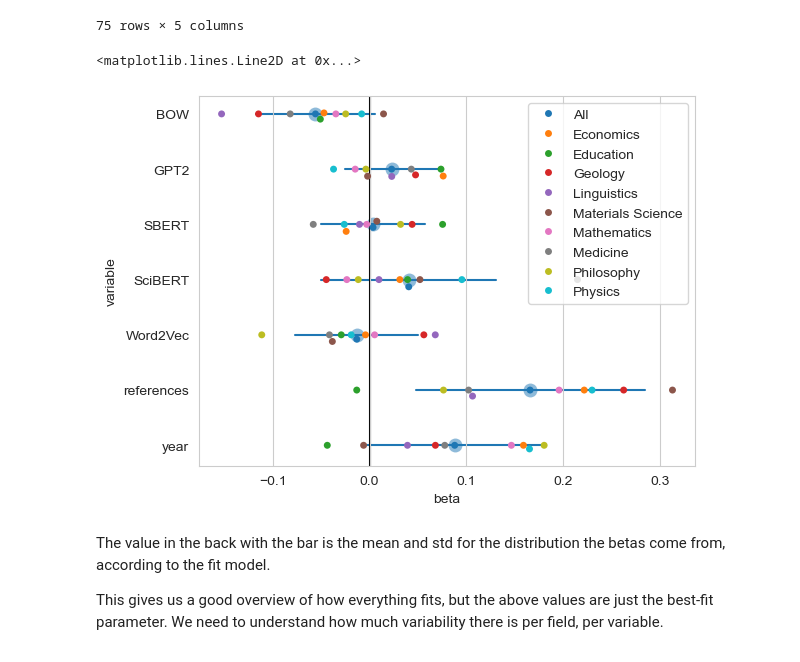
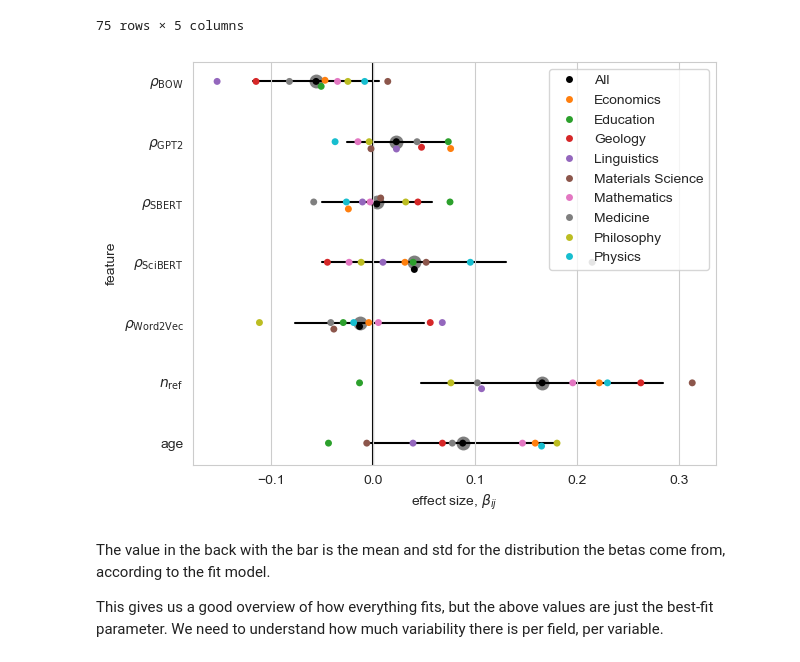
Before and after one commit to nathimel/citesim, a Jupyter notebook: src/notebooks/hierarchical_modeling_analysis.ipynb, the cells around one changed output. Cells and saved outputs as stored; diff of their text form; code cells hidden in the pictures.

```diff
--- a/src/notebooks/hierarchical_modeling_analysis.ipynb
+++ b/src/notebooks/hierarchical_modeling_analysis.ipynb
@@ -46,7 +46,7 @@ pres_ready_vars = {
     "SBERT": r"$\rho_{\rm{SBERT}}$",
     "SciBERT": r"$\rho_{\rm{SciBERT}}$",
     "Word2Vec": r"$\rho_{\rm{Word2Vec}}$",
-    "references": r"n_{\rm{ref}}$",
+    "references": r"$n_{\rm{ref}}$",
     "year": r"age",
 }
 # %%
@@ -508,6 +508,8 @@ best_betas
 | 727 | mu_beta[references_j] | 0.165668 | All | references | 0.118214 |
 | 736 | mu_beta[year_j] | 0.087867 | All | year | 0.091707 |
 75 rows × 5 columns
+# %%
+palette[0] = (0, 0, 0)
 # %%
 # Betas per field
 ax = sns.swarmplot(
@@ -515,6 +517,7 @@ ax = sns.swarmplot(
     x="beta",
     y="variable",
     hue="field",
+    palette=palette,
 )
 # mu_betas
 ax = sns.swarmplot(
@@ -530,36 +533,41 @@ ax = sns.swarmplot(
 
 # Loop through and add sigmas
 variables = [_.get_text() for _ in ax.get_yticklabels()]
 variable_ys = ax.get_yticks()
 for i, variable_i in enumerate(variables):
     # Get the right row
     row = best_betas.query(
         f"variable == '{variable_i}' & field == 'All'",
     )
 
     # Plot a line
     ax.plot(
         [row["beta"] - row["sigma_beta"], row["beta"] + row["sigma_beta"]],
         [variable_ys[i], variable_ys[i]],
         color=palette[0],
         zorder=-1,
     )
 
-new_y_ticks = [pres_ready_vars[var] for var in ax.get_yticks()]
+new_y_ticks = [pres_ready_vars[var.get_text()] for var in ax.get_yticklabels()]
 ax.set_yticklabels(new_y_ticks)
 
 ax.set_xlabel(r"effect size, $\beta_{ij}$")
 ax.set_ylabel("feature")
 
 # Add a guiding line
 ax.axvline(
     0,
     color="k",
     zorder=-1,
 )
+
+plt.tight_layout()
+
+plt.savefig(
+    "../../analysis_data/figures/effect_sizes.pdf",
+)
 # %% [output]
-<matplotlib.lines.Line2D at 0x...>
-[figure, old version]
+[figure, new version]
 # %% [markdown]
 The value in the back with the bar is the mean and std for the distribution the betas come from,
 according to the fit model.
```
